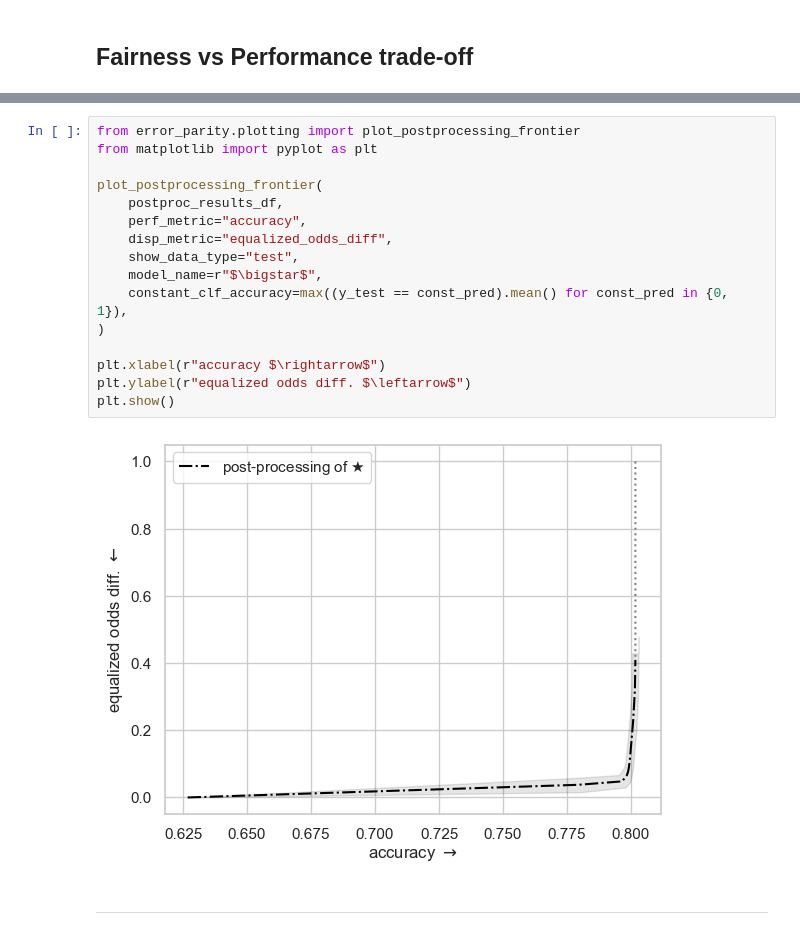
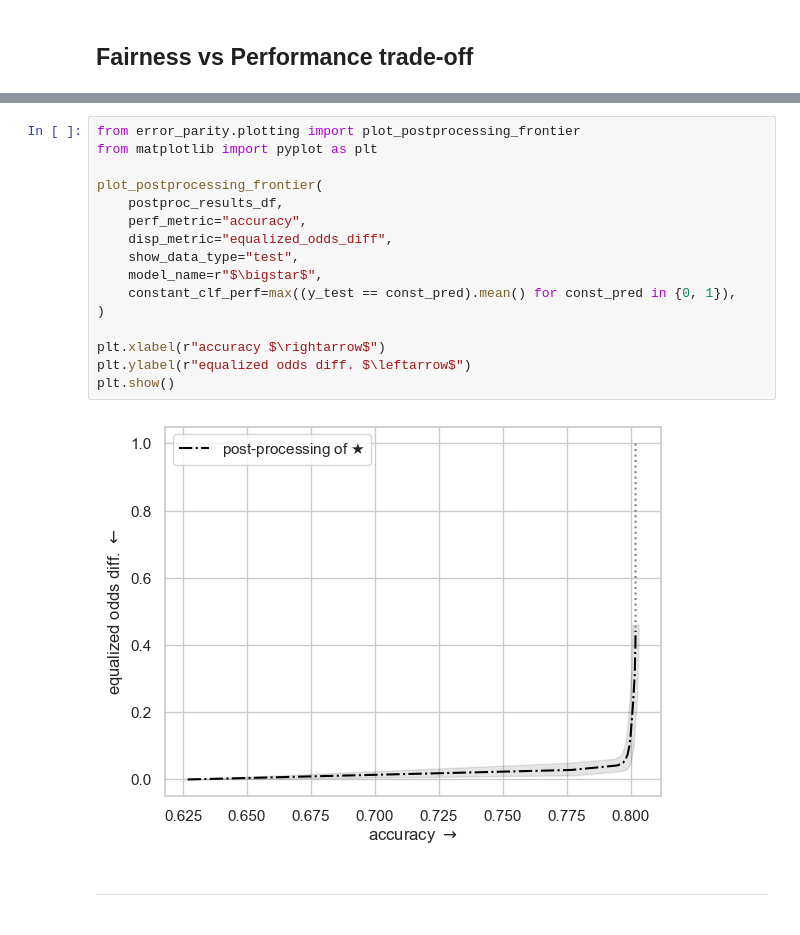
Before and after one commit to socialfoundations/error-parity, a Jupyter notebook: examples/relaxed-equalized-odds.usage-example-folktables.ipynb, the cells around one changed output, grey strips where cells are left out. Saved outputs shown, nothing was run; the diff lists cells and outputs as text.

```diff
--- a/examples/relaxed-equalized-odds.usage-example-folktables.ipynb
+++ b/examples/relaxed-equalized-odds.usage-example-folktables.ipynb
@@ -408,20 +388,20 @@ postproc_results_df = compute_postprocessing_curve(
 # %%
 from error_parity.plotting import plot_postprocessing_frontier
 from matplotlib import pyplot as plt
 
 plot_postprocessing_frontier(
     postproc_results_df,
     perf_metric="accuracy",
     disp_metric="equalized_odds_diff",
     show_data_type="test",
     model_name=r"$\bigstar$",
-    constant_clf_accuracy=max((y_test == const_pred).mean() for const_pred in {0, 1}),
+    constant_clf_perf=max((y_test == const_pred).mean() for const_pred in {0, 1}),
 )
 
 plt.xlabel(r"accuracy $\rightarrow$")
 plt.ylabel(r"equalized odds diff. $\leftarrow$")
 plt.show()
 # %% [output]
-[figure, old version]
+[figure, new version]
 # %% [markdown]
 ---
```
Also changed, not shown: parts of 11 cells of this notebook, 6 other files.
